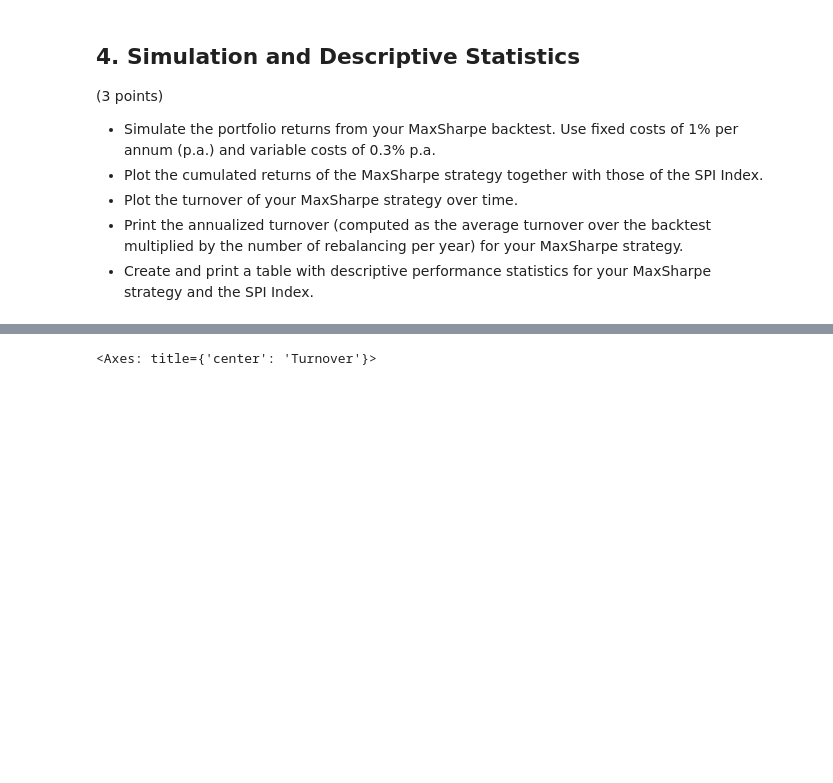
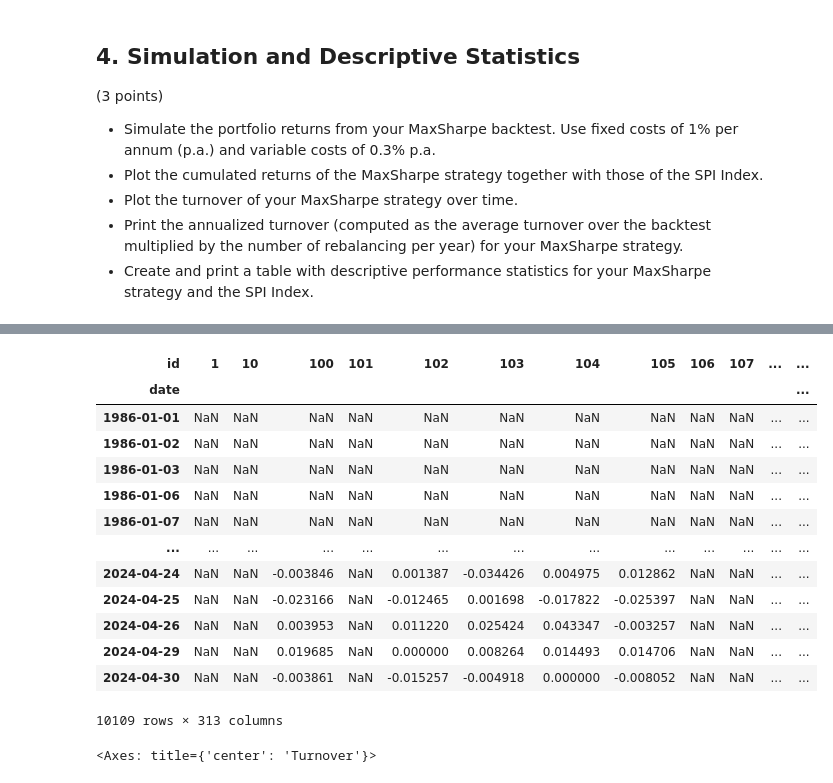
Before and after one commit to MatildeVenturi/qpmwp-course, a Jupyter notebook: assignments/assignment_3.ipynb, the cells around one changed output, grey strips where cells are left out. Drawn from its saved outputs; the diff is of its cells as text; code cells hidden in the pictures; blank space fills up the shorter version.

```diff
--- a/assignments/assignment_3.ipynb
+++ b/assignments/assignment_3.ipynb
@@ -509,3 +452,20 @@ NameError: name 'bt_ms' is not defined
+# %%
+return_series
+# %% [output]
+| id | 1 | 10 | 100 | 101 | 102 | 103 | 104 | 105 | 106 | 107 | ... | ... |
+| date |  |  |  |  |  |  |  |  |  |  |  | ... |
+| 1986-01-01 | NaN | NaN | NaN | NaN | NaN | NaN | NaN | NaN | NaN | NaN | ... | ... |
+| 1986-01-02 | NaN | NaN | NaN | NaN | NaN | NaN | NaN | NaN | NaN | NaN | ... | ... |
+| 1986-01-03 | NaN | NaN | NaN | NaN | NaN | NaN | NaN | NaN | NaN | NaN | ... | ... |
+| 1986-01-06 | NaN | NaN | NaN | NaN | NaN | NaN | NaN | NaN | NaN | NaN | ... | ... |
+| 1986-01-07 | NaN | NaN | NaN | NaN | NaN | NaN | NaN | NaN | NaN | NaN | ... | ... |
+| ... | ... | ... | ... | ... | ... | ... | ... | ... | ... | ... | ... | ... |
+| 2024-04-24 | NaN | NaN | -0.003846 | NaN | 0.001387 | -0.034426 | 0.004975 | 0.012862 | NaN | NaN | ... | ... |
+| 2024-04-25 | NaN | NaN | -0.023166 | NaN | -0.012465 | 0.001698 | -0.017822 | -0.025397 | NaN | NaN | ... | ... |
+| 2024-04-26 | NaN | NaN | 0.003953 | NaN | 0.011220 | 0.025424 | 0.043347 | -0.003257 | NaN | NaN | ... | ... |
+| 2024-04-29 | NaN | NaN | 0.019685 | NaN | 0.000000 | 0.008264 | 0.014493 | 0.014706 | NaN | NaN | ... | ... |
+| 2024-04-30 | NaN | NaN | -0.003861 | NaN | -0.015257 | -0.004918 | 0.000000 | -0.008052 | NaN | NaN | ... | ... |
+10109 rows × 313 columns
 # %%
 # Plot the cumulative returns of the strategy and the benchmark
 
```
Also changed, not shown: parts of 2 cells of this notebook.
